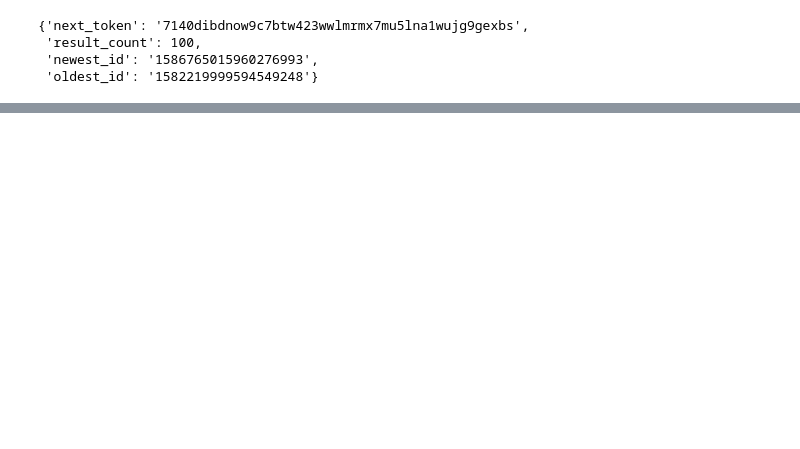
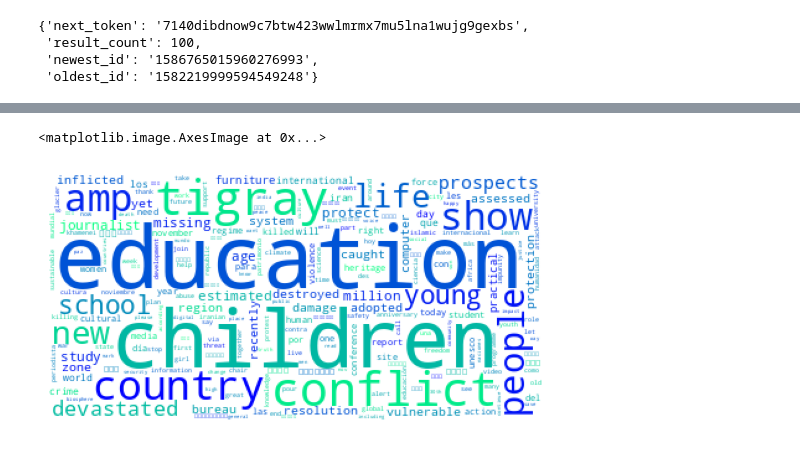
Before and after one commit to Blunt10K/twitter_analysis, a Jupyter notebook: explore/get_users_tweets.ipynb, the cells around one changed output, grey strips where cells are left out. Saved outputs shown, nothing was run; the diff lists cells and outputs as text; code cells hidden in the pictures; blank space fills up the shorter version.

```diff
--- a/explore/get_users_tweets.ipynb
+++ b/explore/get_users_tweets.ipynb
@@ -67,0 +115,8 @@ Name: created_at, Length: 2520, dtype: datetime64[ns, UTC]
+# %%
+usernames = r'@[\w\d_]+'
+# %%
+convos['text'] = convos['text'].str.replace(hashtags, '', regex = True).str.replace(links, '', regex = True).str.replace(usernames, '', regex = True).str.replace(r'\s+', ' ', regex = True)
+# %%
+convos['text'] = convos['text'].str.lower()
+# %%
+convo_heads = list(convos['text'])
@@ -67,0 +128,13 @@ Name: created_at, Length: 2520, dtype: datetime64[ns, UTC]
+# %%
+# wc_data = df.groupby('hashtags').sum(numeric_only=True)
+# wc = wc_data.to_dict()['like_count']
+
+cloud = WordCloud(min_word_length=3, colormap = 'winter',max_words=500,width = 400, height = 200,prefer_horizontal = 0.95,
+        background_color = 'white',collocations = False, stopwords=STOPWORDS).generate(' '.join(convo_heads))
+
+fig, ax = plt.subplots()
+ax.axis('off')
+ax.imshow(cloud)
+# %% [output]
+<matplotlib.image.AxesImage at 0x...>
+[figure, added]
```
Also changed, not shown: parts of 37 cells of this notebook, 5 other files.
